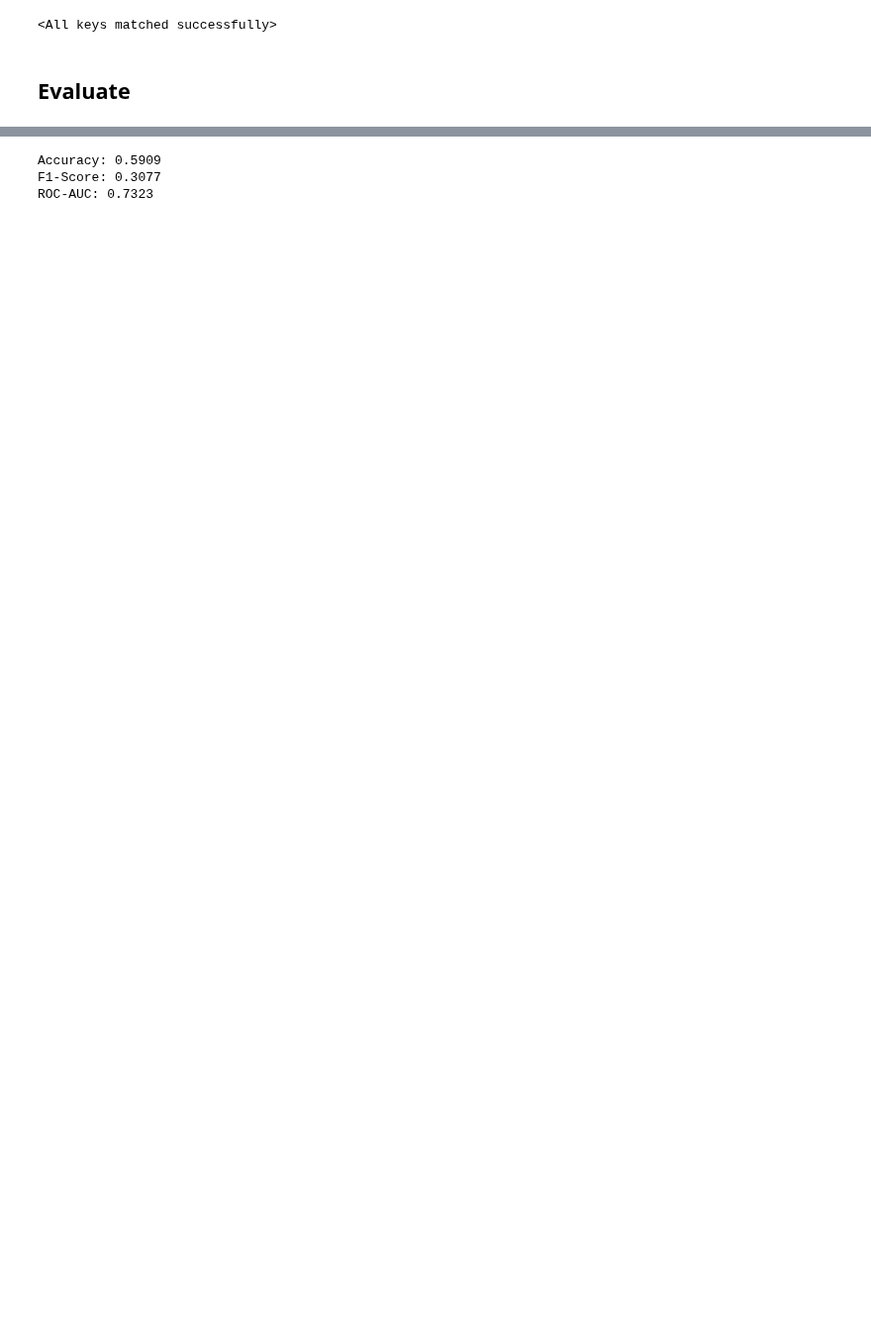
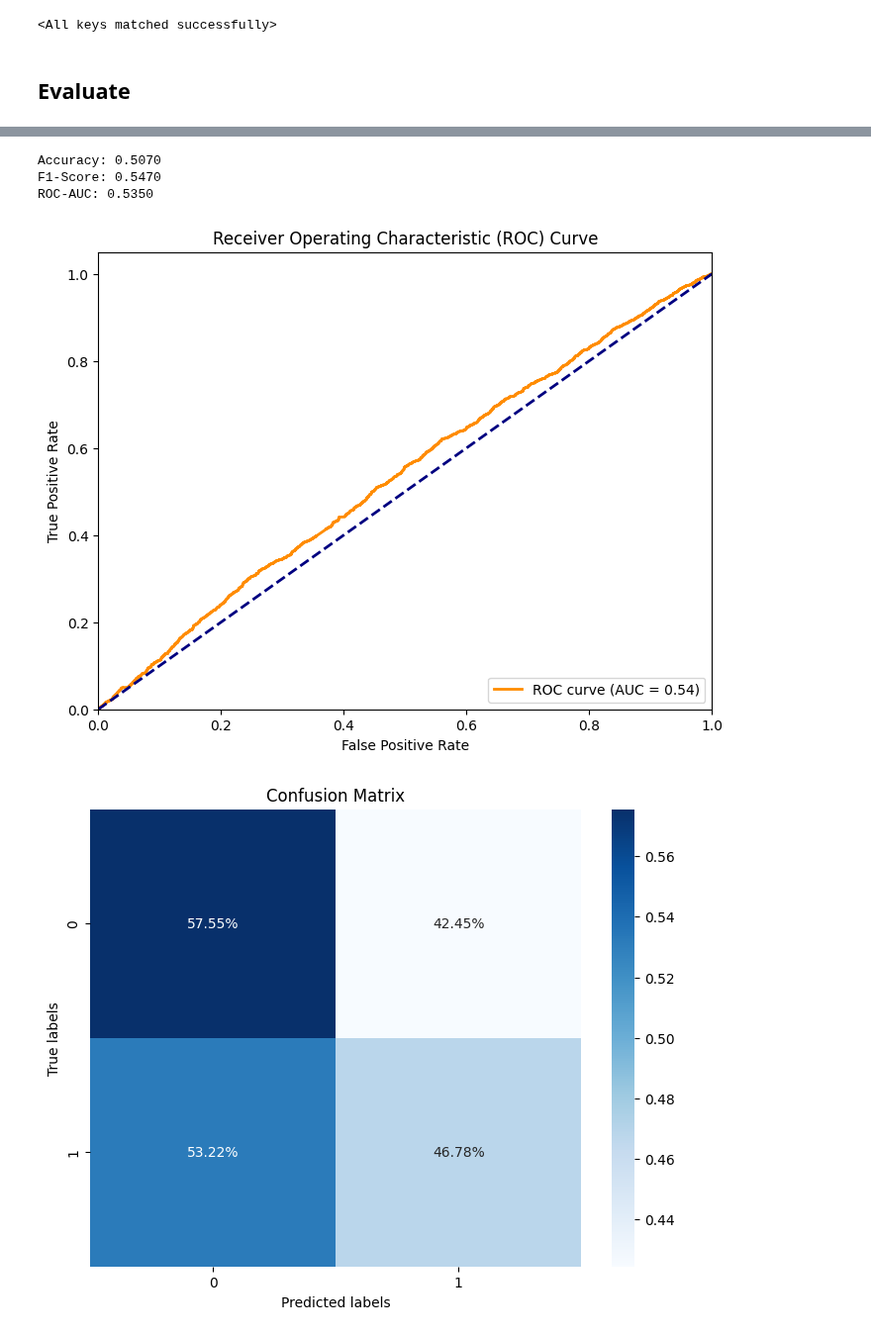
Before and after one commit to howie-zeng/Analyzing-Retail-Sentiment-and-Detecting-Trading-Signals, a Jupyter notebook: Sentiment_Analysis/models.ipynb, the cells around one changed output, grey strips where cells are left out. Shown at 99% size. Saved outputs shown, nothing was run; the diff lists cells and outputs as text; code cells hidden in the pictures; blank space fills up the shorter version.

```diff
--- a/Sentiment_Analysis/models.ipynb
+++ b/Sentiment_Analysis/models.ipynb
@@ -345,6 +374,22 @@ model.load_state_dict(torch.load(model_path, map_location=device))
+# %%
+dataset_path = os.path.join("", "data", dataset_filename["1"][0])
+df1 = pd.read_csv(dataset_path, encoding=DATASET_ENCODING, names=dataset_filename["1"][1], skiprows=1)
+df1.rename(columns={df1.columns[0]: 'text'}, inplace=True)
+# decode_map = {-1: "NEGATIVE", 1: "POSITIVE"}
+# df1.target = df1.target.apply(lambda x: decode_map[int(x)])
+df1.text = df1.text.apply(lambda x: preprocess(x))
+
+
+x_test = pad_sequences(tokenizer.texts_to_sequences(df1['text']), maxlen=SEQUENCE_LENGTH)
+test_dataset = helper_model.TextDataset(x_test, np.zeros_like(x_test))
+test_loader = DataLoader(test_dataset, batch_size=BATCH_SIZE, shuffle=False)
+df1["target"] = df1["target"].map({-1: "NEGATIVE", 1: "POSITIVE"})
+y_test = encoder.transform(df1['target'].tolist()).reshape(-1, 1)
 # %%
-mislabeled_examples = helper_model.evaluate_model(model, test_loader, y_test, embedding_matrix, df_test["text"], threshold=0.5)
+res_stock = helper_model.evaluate_model(model, test_loader, y_test, embedding_matrix, df1["text"], threshold=0.5)
 # %% [output]
-Accuracy: 0.5909
-F1-Score: 0.3077
-ROC-AUC: 0.7323
+Accuracy: 0.5070
+F1-Score: 0.5470
+ROC-AUC: 0.5350
+[figure, added]
+[figure, added]
```
Also changed, not shown: parts of 26 cells of this notebook, 4 other files.
